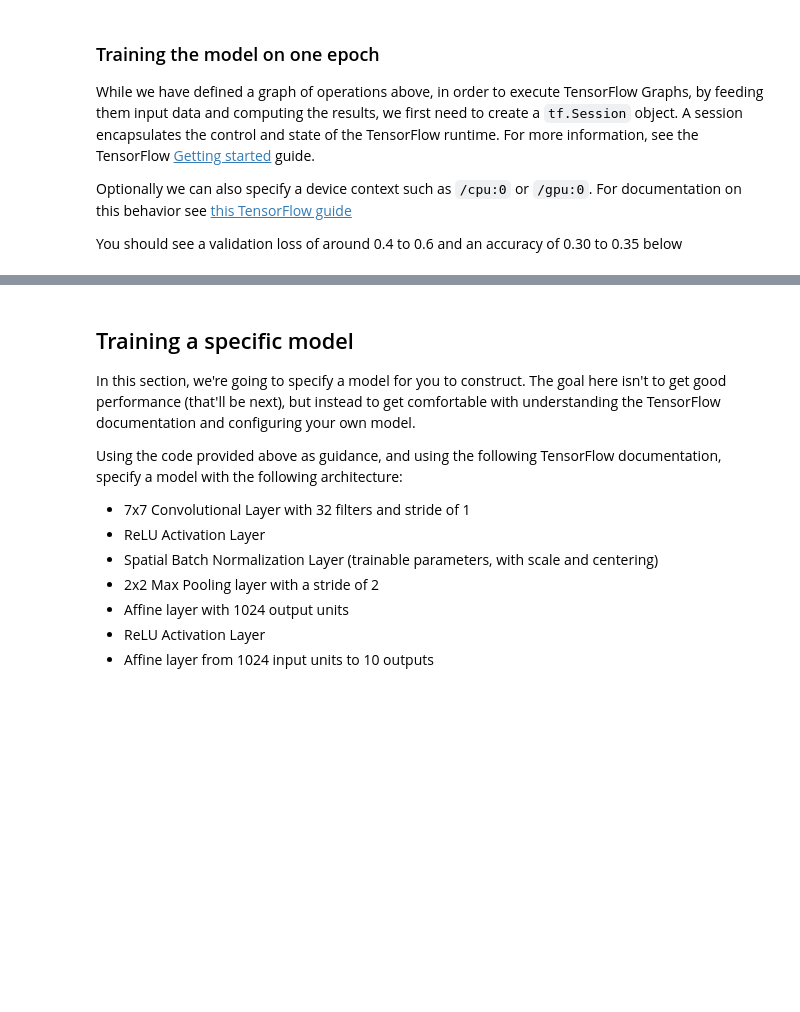
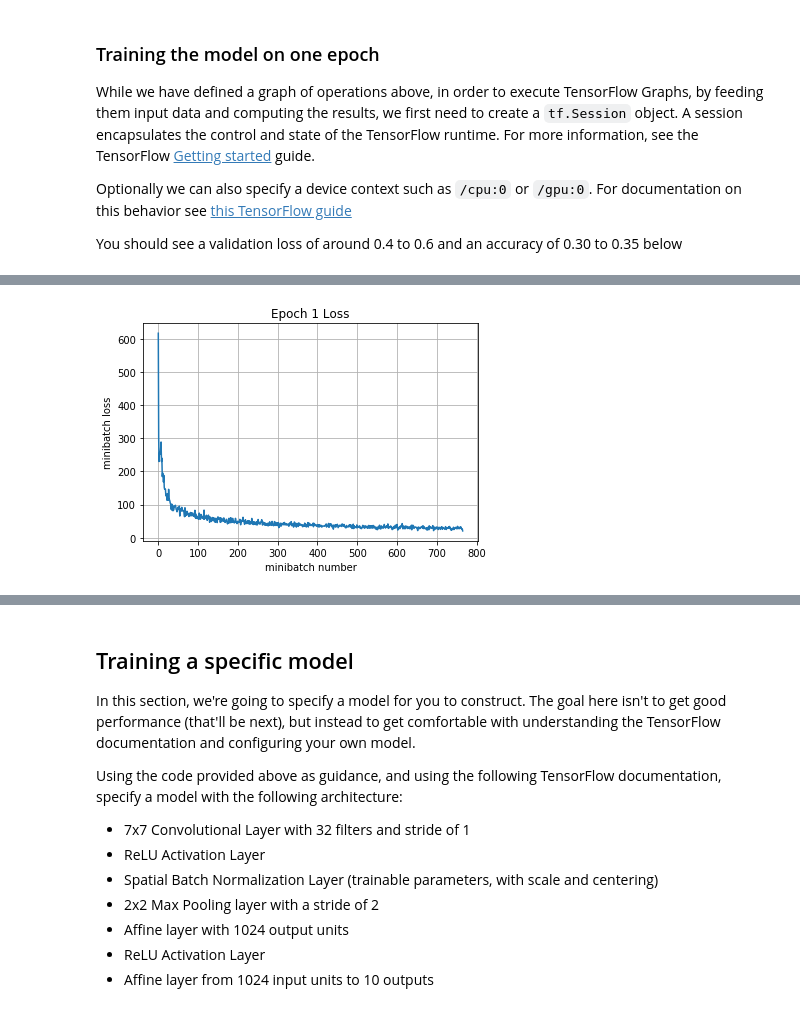
Before and after one commit to ZhoufeifeiJAVA/cs231n, a Jupyter notebook: assignment2/TensorFlow.ipynb, the cells around one changed output, grey strips where cells are left out. Saved outputs shown, nothing was run; the diff lists cells and outputs as text; code cells hidden in the pictures; blank space fills up the shorter version.

```diff
--- a/assignment2/TensorFlow.ipynb
+++ b/assignment2/TensorFlow.ipynb
@@ -30,6 +30,10 @@ import timeit
 import matplotlib.pyplot as plt
 import scipy
 %matplotlib inline
+# %%
+config = tf.ConfigProto()
+config.gpu_options.per_process_gpu_memory_fraction = 0.5  # 程序最多只能占用指定gpu50%的显存
+config.gpu_options.allow_growth = True      #程序按需申请内存
 # %%
 from cs231n.data_utils import load_CIFAR10
 
@@ -216,10 +220,11 @@ def run_model(session, predict, loss_val, Xd, yd,
             plt.show()
     return total_loss,total_correct
 
-with tf.Session() as sess:
+with tf.Session(config = config) as sess:
     with tf.device("/cpu:0"): #"/cpu:0" or "/gpu:0"
         sess.run(tf.global_variables_initializer())
         print('Training')
         run_model(sess,y_out,mean_loss,X_train,y_train,1,64,100,train_step,True)
         print('Validation')
         run_model(sess,y_out,mean_loss,X_val,y_val,1,64)
+# %% [output]
@@ -225,0 +241 @@ with tf.Session() as sess:
+[figure, added]
```
Also changed, not shown: parts of 13 cells of this notebook.
